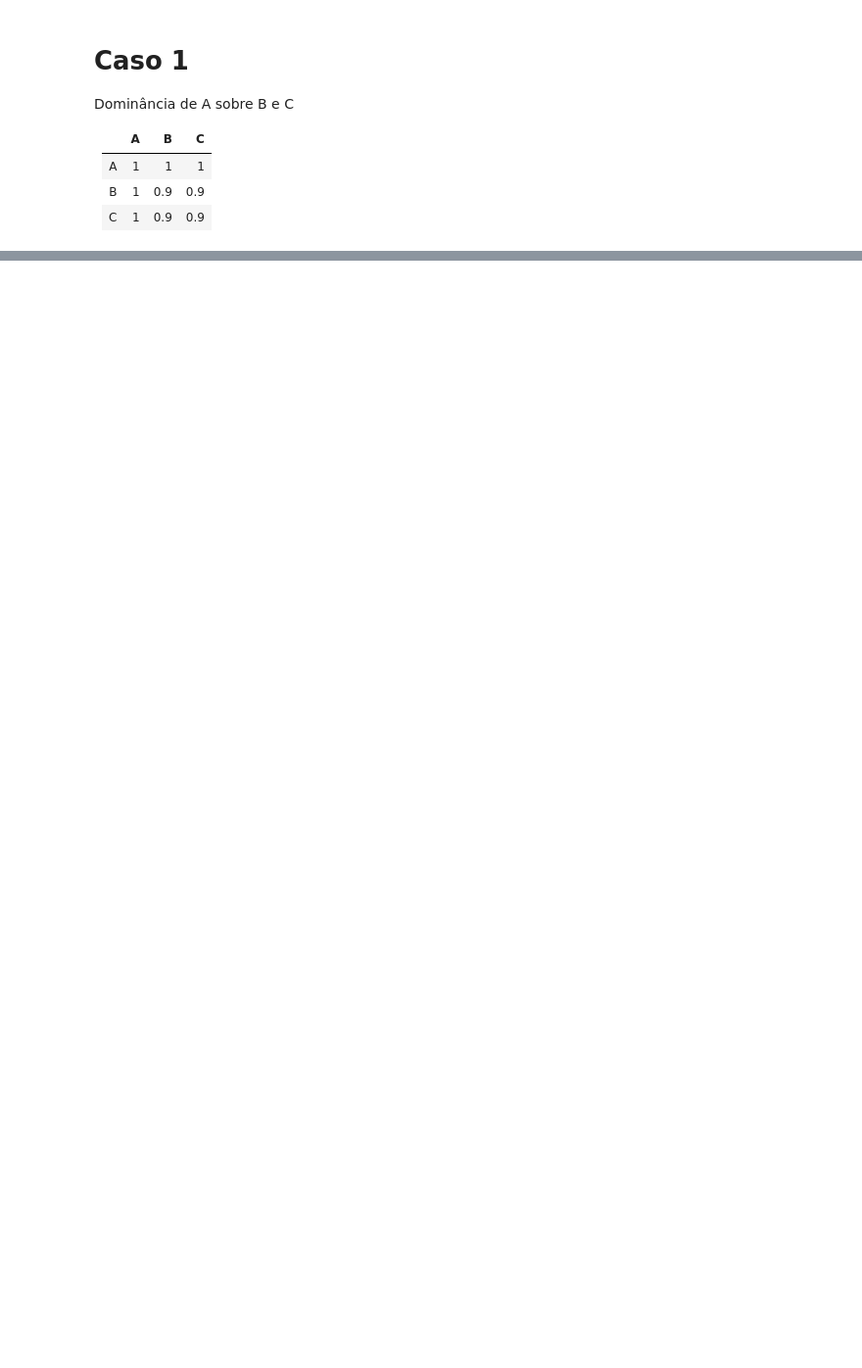
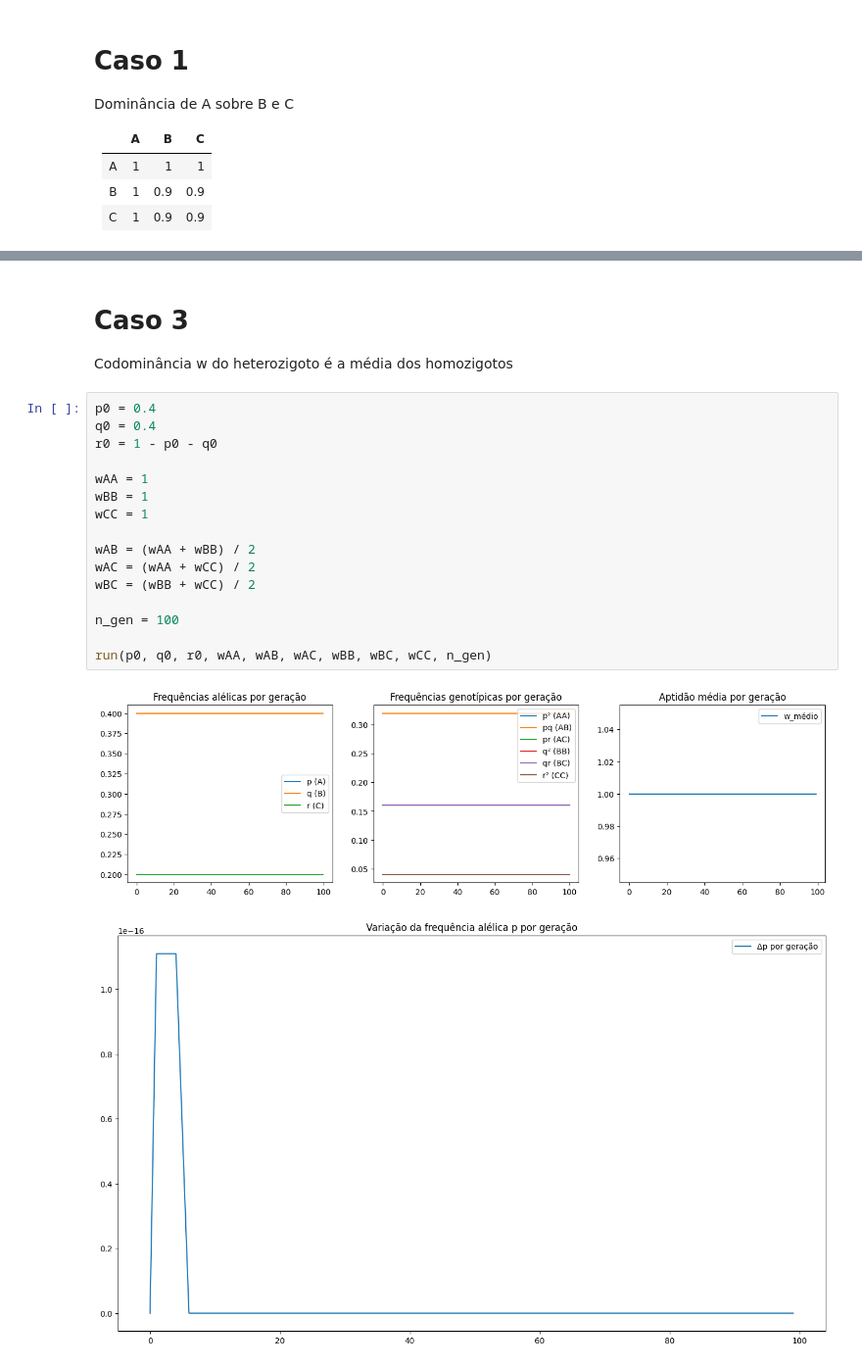
Before and after one commit to mauro-moura/GA044-Evolucao, a Jupyter notebook: implementation_4/implementation_4_2.ipynb, the cells around one changed output, grey strips where cells are left out. Shown at 98% size. Cells and saved outputs as stored; diff of their text form; blank space fills up the shorter version.

```diff
--- a/implementation_4/implementation_4_2.ipynb
+++ b/implementation_4/implementation_4_2.ipynb
@@ -169,0 +211,23 @@ AttributeError: 'list' object has no attribute 'ndim'
+# %% [markdown]
+# Caso 3
+Codominância
+w do heterozigoto é a média dos homozigotos
+# %%
+p0 = 0.4
+q0 = 0.4
+r0 = 1 - p0 - q0
+
+wAA = 1
+wBB = 1
+wCC = 1
+
+wAB = (wAA + wBB) / 2
+wAC = (wAA + wCC) / 2
+wBC = (wBB + wCC) / 2
+
+n_gen = 100
+
+run(p0, q0, r0, wAA, wAB, wAC, wBB, wBC, wCC, n_gen)
+# %% [output]
+[figure, added]
+[figure, added]
```
Also changed, not shown: parts of 8 cells of this notebook, 10 other files.
